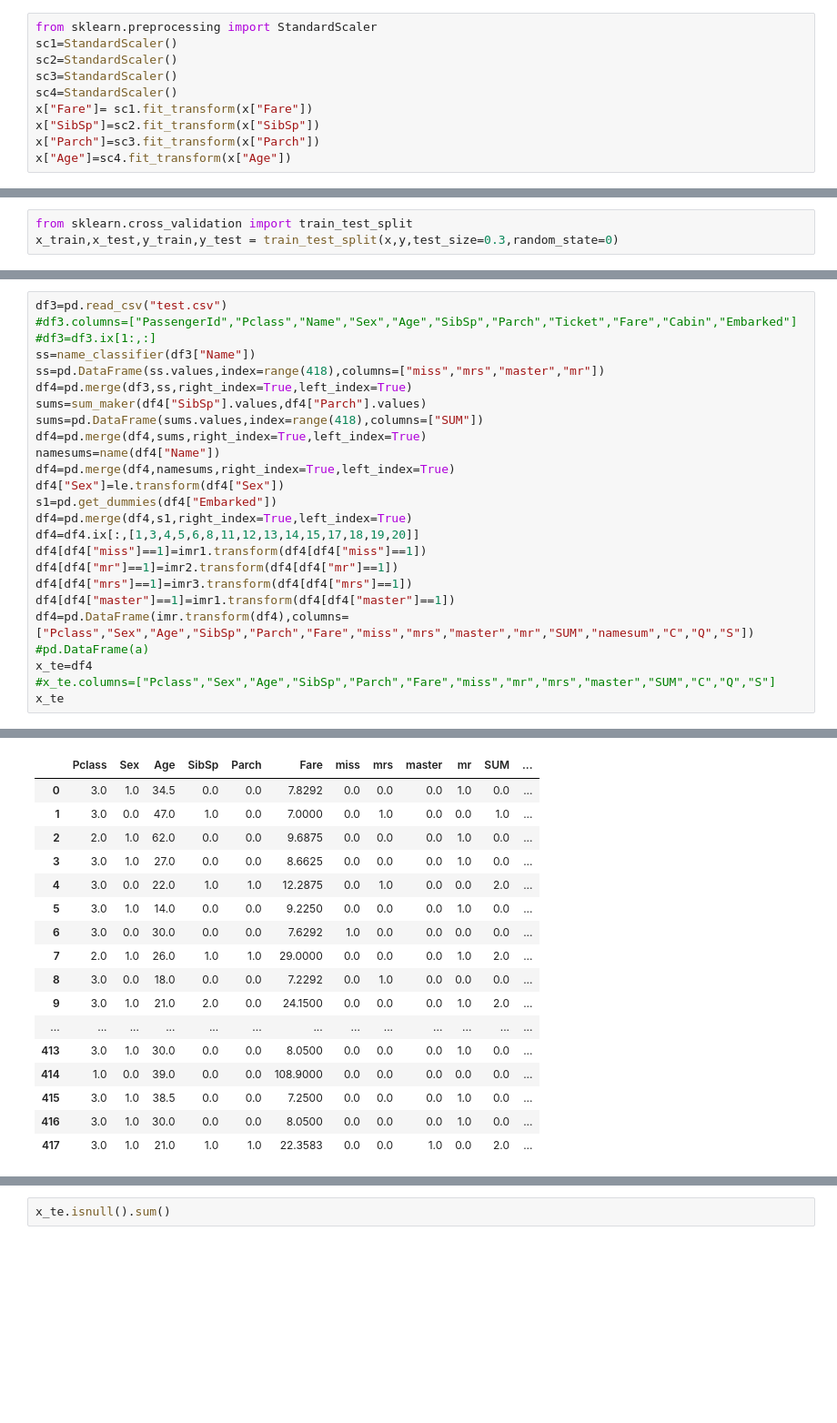
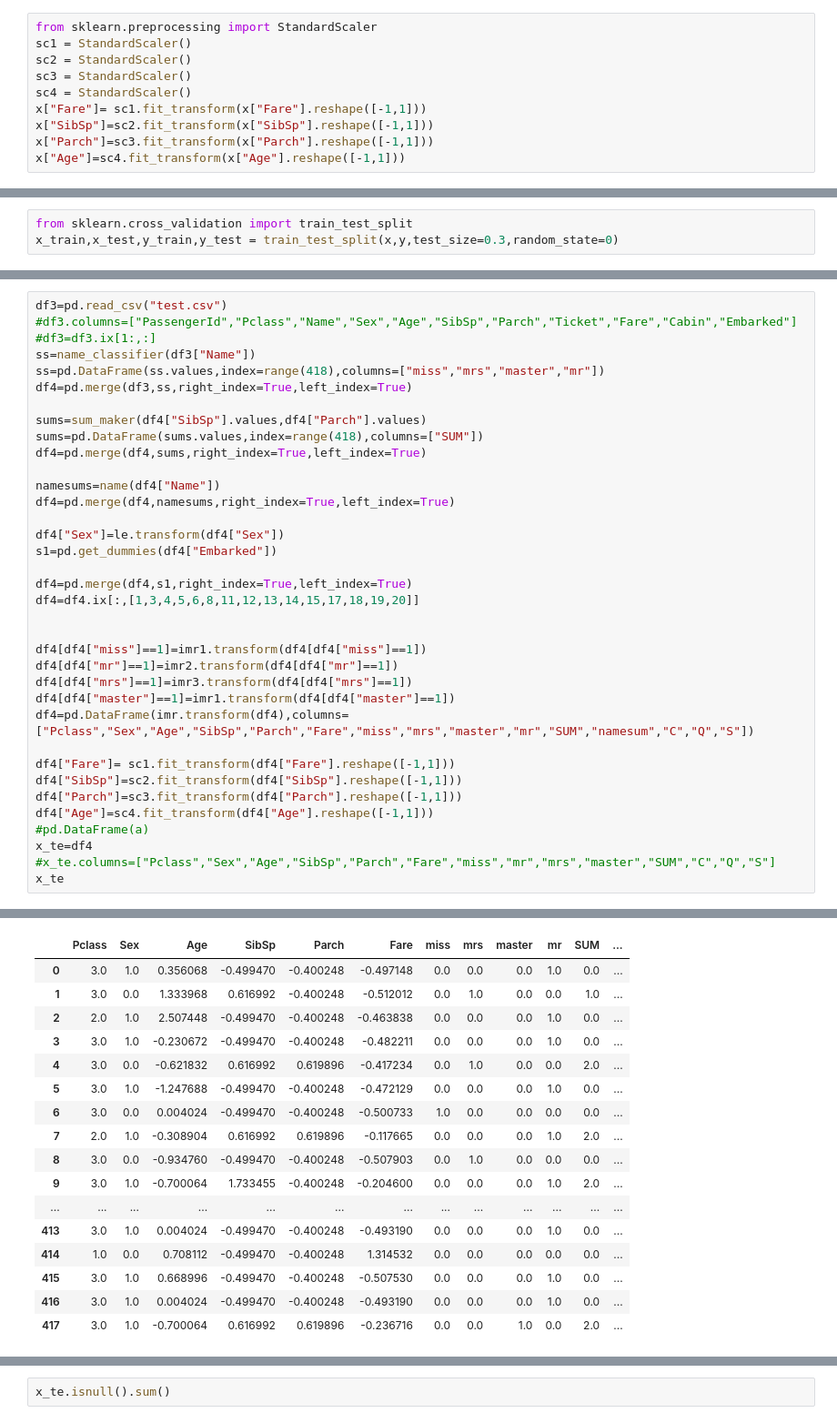
Before and after one commit to masakicktashiro/titanic, a Jupyter notebook: titanic.ipynb, the cells around one changed output, grey strips where cells are left out. Shown: that part at 91% size. Cells and saved outputs as stored; diff of their text form; blank space fills up the shorter version.

```diff
--- a/titanic.ipynb
+++ b/titanic.ipynb
@@ -184,13 +194,13 @@ gbm = GradientBoostingClassifier()
 # %%
 from sklearn.preprocessing import StandardScaler
-sc1=StandardScaler()
-sc2=StandardScaler()
-sc3=StandardScaler()
-sc4=StandardScaler()
-x["Fare"]= sc1.fit_transform(x["Fare"])
-x["SibSp"]=sc2.fit_transform(x["SibSp"])
-x["Parch"]=sc3.fit_transform(x["Parch"])
-x["Age"]=sc4.fit_transform(x["Age"])
+sc1 = StandardScaler()
+sc2 = StandardScaler()
+sc3 = StandardScaler()
+sc4 = StandardScaler()
+x["Fare"]= sc1.fit_transform(x["Fare"].reshape([-1,1]))
+x["SibSp"]=sc2.fit_transform(x["SibSp"].reshape([-1,1]))
+x["Parch"]=sc3.fit_transform(x["Parch"].reshape([-1,1]))
+x["Age"]=sc4.fit_transform(x["Age"].reshape([-1,1]))
 # %%
 x
 # %% [output]
@@ -235,20 +274,31 @@ df3=pd.read_csv("test.csv")
 ss=name_classifier(df3["Name"])
 ss=pd.DataFrame(ss.values,index=range(418),columns=["miss","mrs","master","mr"])
 df4=pd.merge(df3,ss,right_index=True,left_index=True)
+
 sums=sum_maker(df4["SibSp"].values,df4["Parch"].values)
 sums=pd.DataFrame(sums.values,index=range(418),columns=["SUM"])
 df4=pd.merge(df4,sums,right_index=True,left_index=True)
+
 namesums=name(df4["Name"])
 df4=pd.merge(df4,namesums,right_index=True,left_index=True)
+
 df4["Sex"]=le.transform(df4["Sex"])
 s1=pd.get_dummies(df4["Embarked"])
+
 df4=pd.merge(df4,s1,right_index=True,left_index=True)
 df4=df4.ix[:,[1,3,4,5,6,8,11,12,13,14,15,17,18,19,20]]
+
+
 df4[df4["miss"]==1]=imr1.transform(df4[df4["miss"]==1])
 df4[df4["mr"]==1]=imr2.transform(df4[df4["mr"]==1])
 df4[df4["mrs"]==1]=imr3.transform(df4[df4["mrs"]==1])
 df4[df4["master"]==1]=imr1.transform(df4[df4["master"]==1])
 df4=pd.DataFrame(imr.transform(df4),columns=["Pclass","Sex","Age","SibSp","Parch","Fare","miss","mrs","master","mr","SUM","namesum","C","Q","S"])
+
+df4["Fare"]= sc1.fit_transform(df4["Fare"].reshape([-1,1]))
+df4["SibSp"]=sc2.fit_transform(df4["SibSp"].reshape([-1,1]))
+df4["Parch"]=sc3.fit_transform(df4["Parch"].reshape([-1,1]))
+df4["Age"]=sc4.fit_transform(df4["Age"].reshape([-1,1]))
 #pd.DataFrame(a)
 x_te=df4
 #x_te.columns=["Pclass","Sex","Age","SibSp","Parch","Fare","miss","mr","mrs","master","SUM","C","Q","S"]
@@ -257,17 +313,17 @@ x_te
 |  | Pclass | Sex | Age | SibSp | Parch | Fare | miss | mrs | master | mr | SUM | ... |
-| 0 | 3.0 | 1.0 | 34.5 | 0.0 | 0.0 | 7.8292 | 0.0 | 0.0 | 0.0 | 1.0 | 0.0 | ... |
-| 1 | 3.0 | 0.0 | 47.0 | 1.0 | 0.0 | 7.0000 | 0.0 | 1.0 | 0.0 | 0.0 | 1.0 | ... |
-| 2 | 2.0 | 1.0 | 62.0 | 0.0 | 0.0 | 9.6875 | 0.0 | 0.0 | 0.0 | 1.0 | 0.0 | ... |
-| 3 | 3.0 | 1.0 | 27.0 | 0.0 | 0.0 | 8.6625 | 0.0 | 0.0 | 0.0 | 1.0 | 0.0 | ... |
-| 4 | 3.0 | 0.0 | 22.0 | 1.0 | 1.0 | 12.2875 | 0.0 | 1.0 | 0.0 | 0.0 | 2.0 | ... |
-| 5 | 3.0 | 1.0 | 14.0 | 0.0 | 0.0 | 9.2250 | 0.0 | 0.0 | 0.0 | 1.0 | 0.0 | ... |
-| 6 | 3.0 | 0.0 | 30.0 | 0.0 | 0.0 | 7.6292 | 1.0 | 0.0 | 0.0 | 0.0 | 0.0 | ... |
-| 7 | 2.0 | 1.0 | 26.0 | 1.0 | 1.0 | 29.0000 | 0.0 | 0.0 | 0.0 | 1.0 | 2.0 | ... |
-| 8 | 3.0 | 0.0 | 18.0 | 0.0 | 0.0 | 7.2292 | 0.0 | 1.0 | 0.0 | 0.0 | 0.0 | ... |
-| 9 | 3.0 | 1.0 | 21.0 | 2.0 | 0.0 | 24.1500 | 0.0 | 0.0 | 0.0 | 1.0 | 2.0 | ... |
+| 0 | 3.0 | 1.0 | 0.356068 | -0.499470 | -0.400248 | -0.497148 | 0.0 | 0.0 | 0.0 | 1.0 | 0.0 | ... |
+| 1 | 3.0 | 0.0 | 1.333968 | 0.616992 | -0.400248 | -0.512012 | 0.0 | 1.0 | 0.0 | 0.0 | 1.0 | ... |
+| 2 | 2.0 | 1.0 | 2.507448 | -0.499470 | -0.400248 | -0.463838 | 0.0 | 0.0 | 0.0 | 1.0 | 0.0 | ... |
+| 3 | 3.0 | 1.0 | -0.230672 | -0.499470 | -0.400248 | -0.482211 | 0.0 | 0.0 | 0.0 | 1.0 | 0.0 | ... |
+| 4 | 3.0 | 0.0 | -0.621832 | 0.616992 | 0.619896 | -0.417234 | 0.0 | 1.0 | 0.0 | 0.0 | 2.0 | ... |
+| 5 | 3.0 | 1.0 | -1.247688 | -0.499470 | -0.400248 | -0.472129 | 0.0 | 0.0 | 0.0 | 1.0 | 0.0 | ... |
+| 6 | 3.0 | 0.0 | 0.004024 | -0.499470 | -0.400248 | -0.500733 | 1.0 | 0.0 | 0.0 | 0.0 | 0.0 | ... |
+| 7 | 2.0 | 1.0 | -0.308904 | 0.616992 | 0.619896 | -0.117665 | 0.0 | 0.0 | 0.0 | 1.0 | 2.0 | ... |
+| 8 | 3.0 | 0.0 | -0.934760 | -0.499470 | -0.400248 | -0.507903 | 0.0 | 1.0 | 0.0 | 0.0 | 0.0 | ... |
+| 9 | 3.0 | 1.0 | -0.700064 | 1.733455 | -0.400248 | -0.204600 | 0.0 | 0.0 | 0.0 | 1.0 | 2.0 | ... |
 | ... | ... | ... | ... | ... | ... | ... | ... | ... | ... | ... | ... | ... |
-| 413 | 3.0 | 1.0 | 30.0 | 0.0 | 0.0 | 8.0500 | 0.0 | 0.0 | 0.0 | 1.0 | 0.0 | ... |
-| 414 | 1.0 | 0.0 | 39.0 | 0.0 | 0.0 | 108.9000 | 0.0 | 0.0 | 0.0 | 0.0 | 0.0 | ... |
-| 415 | 3.0 | 1.0 | 38.5 | 0.0 | 0.0 | 7.2500 | 0.0 | 0.0 | 0.0 | 1.0 | 0.0 | ... |
-| 416 | 3.0 | 1.0 | 30.0 | 0.0 | 0.0 | 8.0500 | 0.0 | 0.0 | 0.0 | 1.0 | 0.0 | ... |
-| 417 | 3.0 | 1.0 | 21.0 | 1.0 | 1.0 | 22.3583 | 0.0 | 0.0 | 1.0 | 0.0 | 2.0 | ... |
+| 413 | 3.0 | 1.0 | 0.004024 | -0.499470 | -0.400248 | -0.493190 | 0.0 | 0.0 | 0.0 | 1.0 | 0.0 | ... |
+| 414 | 1.0 | 0.0 | 0.708112 | -0.499470 | -0.400248 | 1.314532 | 0.0 | 0.0 | 0.0 | 0.0 | 0.0 | ... |
+| 415 | 3.0 | 1.0 | 0.668996 | -0.499470 | -0.400248 | -0.507530 | 0.0 | 0.0 | 0.0 | 1.0 | 0.0 | ... |
+| 416 | 3.0 | 1.0 | 0.004024 | -0.499470 | -0.400248 | -0.493190 | 0.0 | 0.0 | 0.0 | 1.0 | 0.0 | ... |
+| 417 | 3.0 | 1.0 | -0.700064 | 0.616992 | 0.619896 | -0.236716 | 0.0 | 0.0 | 1.0 | 0.0 | 2.0 | ... |
```
Also changed, not shown: parts of 13 cells of this notebook.
